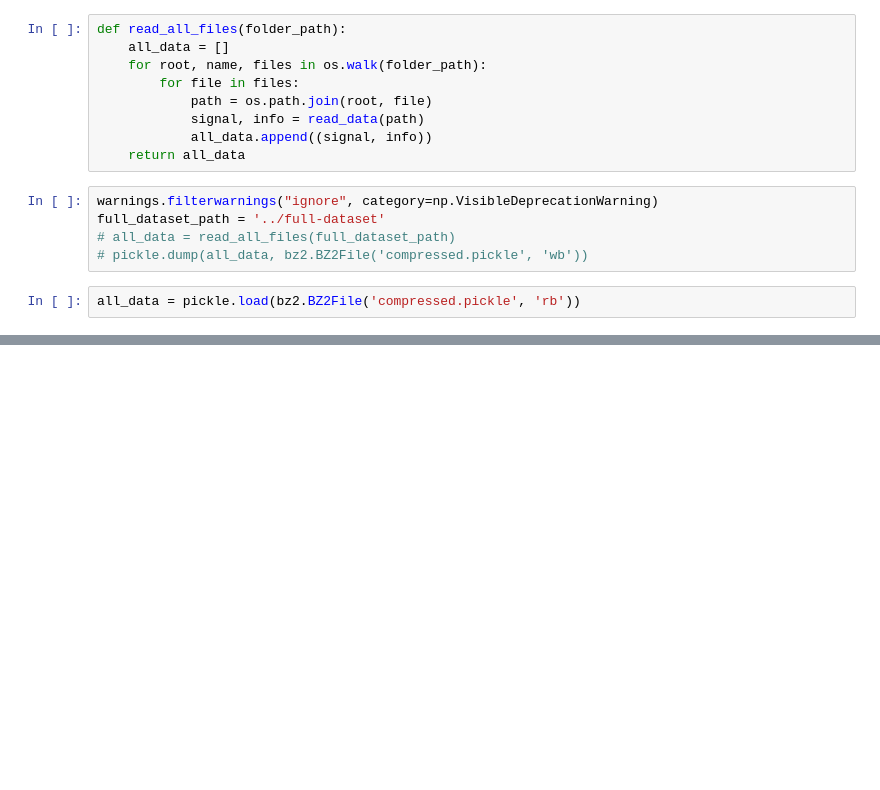
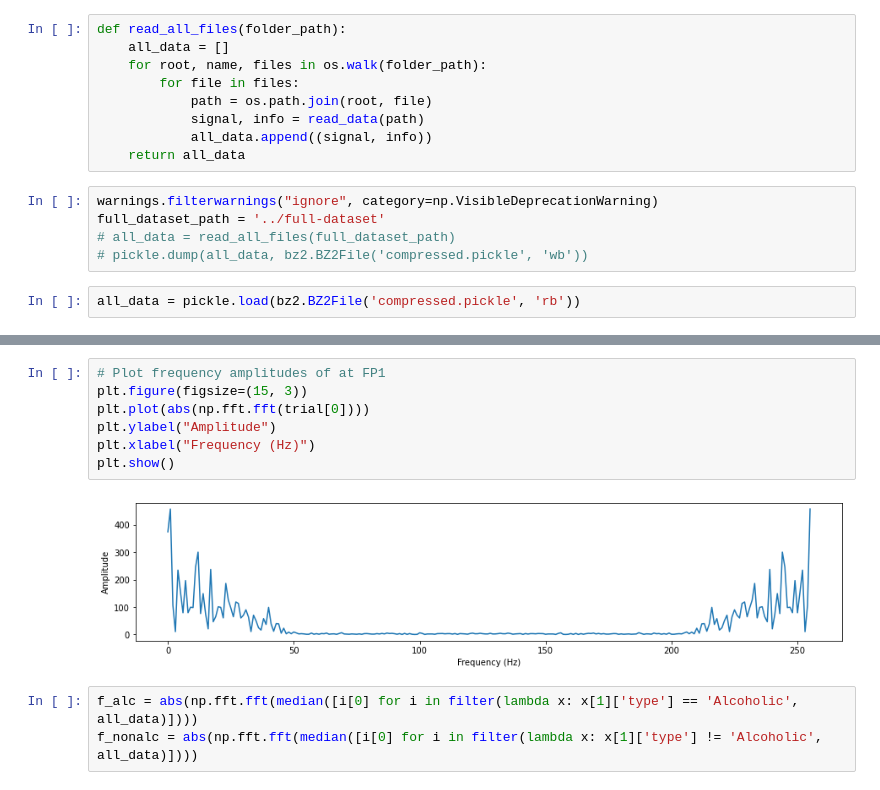
Before and after one commit to lnadi17/eeg-data-analysis, a Jupyter notebook: small-dataset/small-dataset-test.ipynb, the cells around one changed output, grey strips where cells are left out. Saved outputs shown, nothing was run; the diff lists cells and outputs as text; blank space fills up the shorter version.

Commit message:
Add new frequency plots

```diff
--- a/small-dataset/small-dataset-test.ipynb
+++ b/small-dataset/small-dataset-test.ipynb
@@ -444,0 +371,12 @@ These values are positioned in a  matrix as shown in Table 3. From the values fo
+# %%
+# Plot frequency amplitudes of at FP1
+plt.figure(figsize=(15, 3))
+plt.plot(abs(np.fft.fft(trial[0])))
+plt.ylabel("Amplitude")
+plt.xlabel("Frequency (Hz)")
+plt.show()
+# %% [output]
+[figure, added]
+# %%
+f_alc = abs(np.fft.fft(median([i[0] for i in filter(lambda x: x[1]['type'] == 'Alcoholic', all_data)])))
+f_nonalc = abs(np.fft.fft(median([i[0] for i in filter(lambda x: x[1]['type'] != 'Alcoholic', all_data)])))
```
Also changed, not shown: parts of 39 cells of this notebook.
